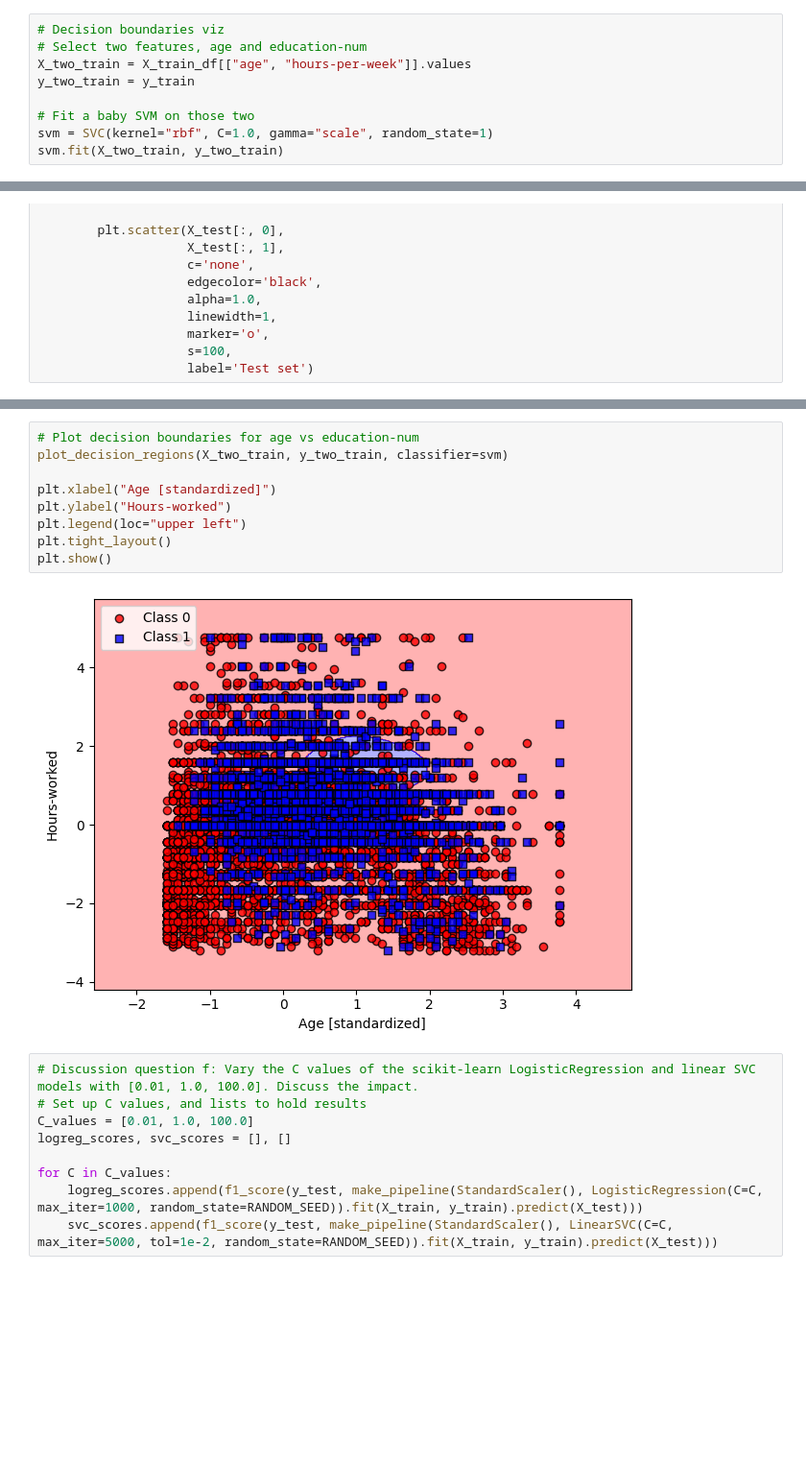
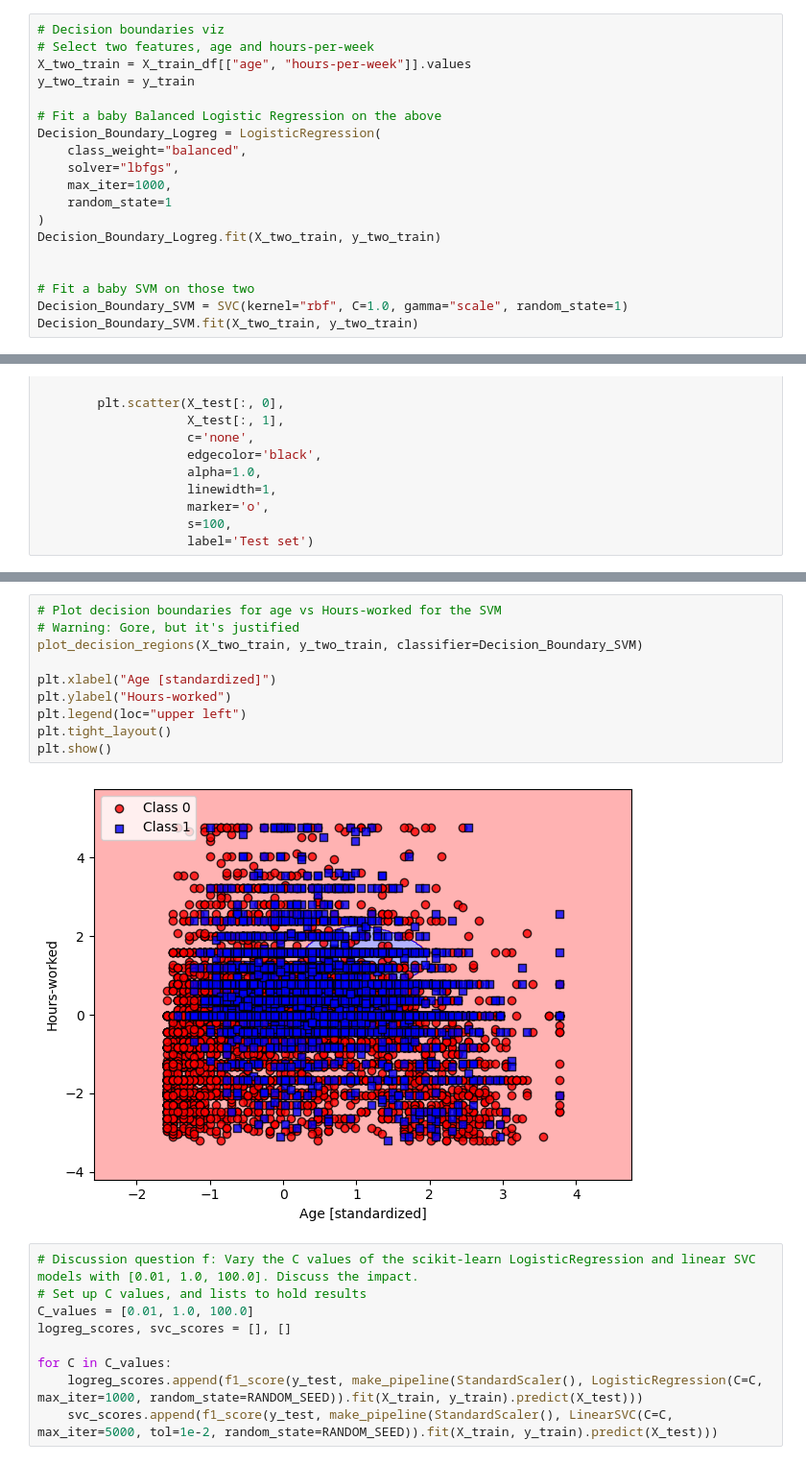
Before and after one commit to EricaCamelopardalis/MS_Classifiers, a Jupyter notebook: Project1.ipynb, the cells around one changed output, grey strips where cells are left out. Shown at 96% size. Cells and saved outputs as stored; diff of their text form; blank space fills up the shorter version.

```diff
--- a/Project1.ipynb
+++ b/Project1.ipynb
@@ -797,13 +838,23 @@ Predicted <=50K (0): 5201 (79.86%)
 Sample predictions: [0 0 1 0 0 1 1 0 0 0 0 0 0 0 0 0 1 1 1 0]
 # %%
 # Decision boundaries viz
-# Select two features, age and education-num
+# Select two features, age and hours-per-week
 X_two_train = X_train_df[["age", "hours-per-week"]].values
 y_two_train = y_train
 
+# Fit a baby Balanced Logistic Regression on the above
+Decision_Boundary_Logreg = LogisticRegression(
+    class_weight="balanced",
+    solver="lbfgs",
+    max_iter=1000,
+    random_state=1
+)
+Decision_Boundary_Logreg.fit(X_two_train, y_two_train)
+
+
 # Fit a baby SVM on those two
-svm = SVC(kernel="rbf", C=1.0, gamma="scale", random_state=1)
-svm.fit(X_two_train, y_two_train)
+Decision_Boundary_SVM = SVC(kernel="rbf", C=1.0, gamma="scale", random_state=1)
+Decision_Boundary_SVM.fit(X_two_train, y_two_train)
 # %% [output]
 SVC(random_state=1)
 # %%
@@ -854,14 +917,15 @@ def plot_decision_regions(X, y, classifier, test_idx=None, resolution=0.02):
 # %%
-# Plot decision boundaries for age vs education-num
-plot_decision_regions(X_two_train, y_two_train, classifier=svm)
+# Plot decision boundaries for age vs Hours-worked for the SVM
+# Warning: Gore, but it's justified
+plot_decision_regions(X_two_train, y_two_train, classifier=Decision_Boundary_SVM)
 
 plt.xlabel("Age [standardized]")
 plt.ylabel("Hours-worked")
 plt.legend(loc="upper left")
 plt.tight_layout()
 plt.show()
 # %% [output]
-[figure, old version]
+[figure, new version]
 # %%
 # Discussion question f: Vary the C values of the scikit-learn LogisticRegression and linear SVC models with [0.01, 1.0, 100.0]. Discuss the impact.
 # Set up C values, and lists to hold results
```
Also changed, not shown: parts of 25 cells of this notebook.
